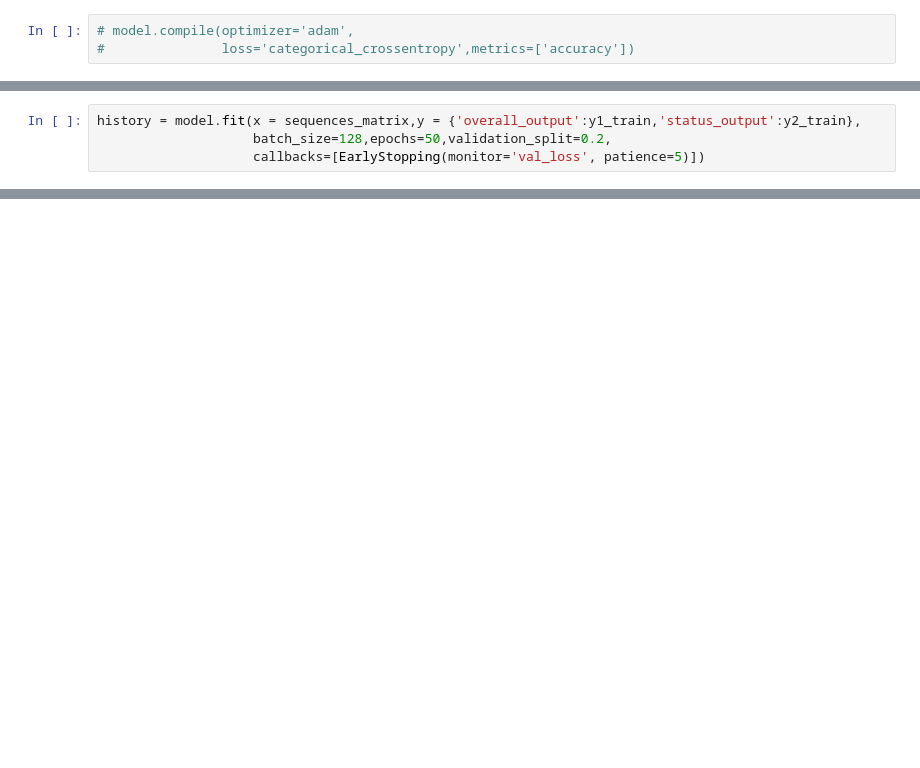
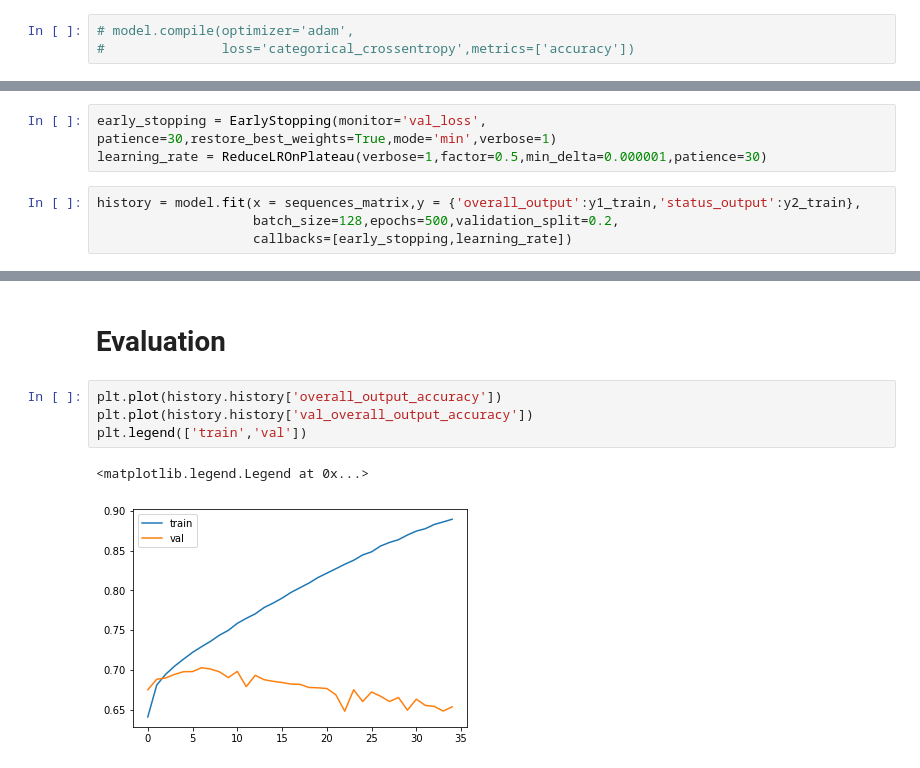
Before and after one commit to waflol/LDS8_K270_ONLINE_LeNguyenHungAnh, a Jupyter notebook: LDS8_K270_LeNguyenHungAnh_Cuoi_ky/Ex6_RNN_NLP_LSTM.ipynb, the cells around one changed output, grey strips where cells are left out. Saved outputs shown, nothing was run; the diff lists cells and outputs as text; blank space fills up the shorter version.

```diff
--- a/LDS8_K270_LeNguyenHungAnh_Cuoi_ky/Ex6_RNN_NLP_LSTM.ipynb
+++ b/LDS8_K270_LeNguyenHungAnh_Cuoi_ky/Ex6_RNN_NLP_LSTM.ipynb
@@ -259,5 +275,8 @@ Image(filename='Ex6_RNN_NLP_LSTM.png')
+# %%
+early_stopping = EarlyStopping(monitor='val_loss', patience=30,restore_best_weights=True,mode='min',verbose=1)
+learning_rate = ReduceLROnPlateau(verbose=1,factor=0.5,min_delta=0.000001,patience=30)
 # %%
 history = model.fit(x = sequences_matrix,y = {'overall_output':y1_train,'status_output':y2_train},
-                    batch_size=128,epochs=50,validation_split=0.2,
-                    callbacks=[EarlyStopping(monitor='val_loss', patience=5)])
+                    batch_size=128,epochs=500,validation_split=0.2,
+                    callbacks=[early_stopping,learning_rate])
 # %% [output]
@@ -267,0 +300,9 @@ KeyboardInterrupt:
+# %% [markdown]
+<h1>Evaluation</h1>
+# %%
+plt.plot(history.history['overall_output_accuracy'])
+plt.plot(history.history['val_overall_output_accuracy'])
+plt.legend(['train','val'])
+# %% [output]
+<matplotlib.legend.Legend at 0x...>
+[figure, added]
```
Also changed, not shown: parts of 25 cells of this notebook, 1 other file.
